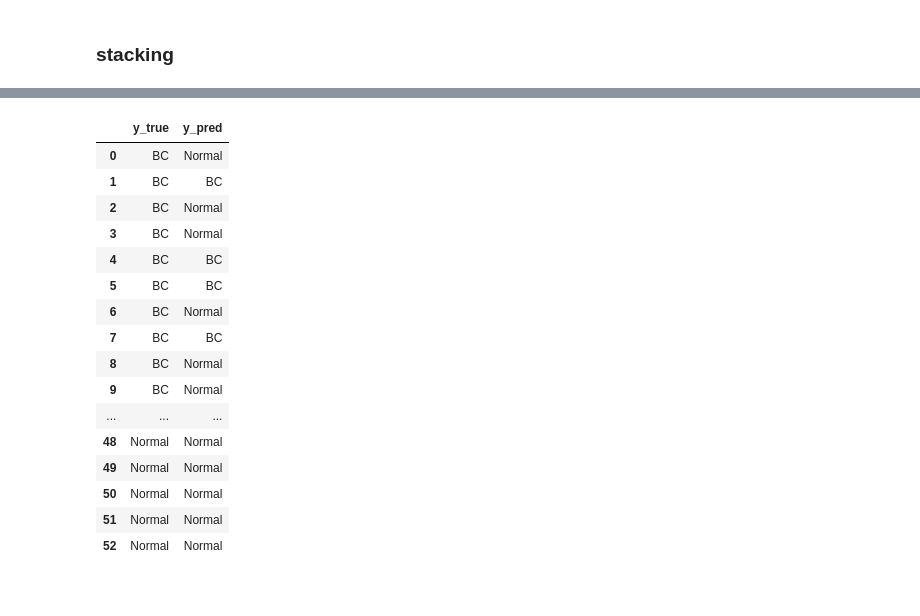
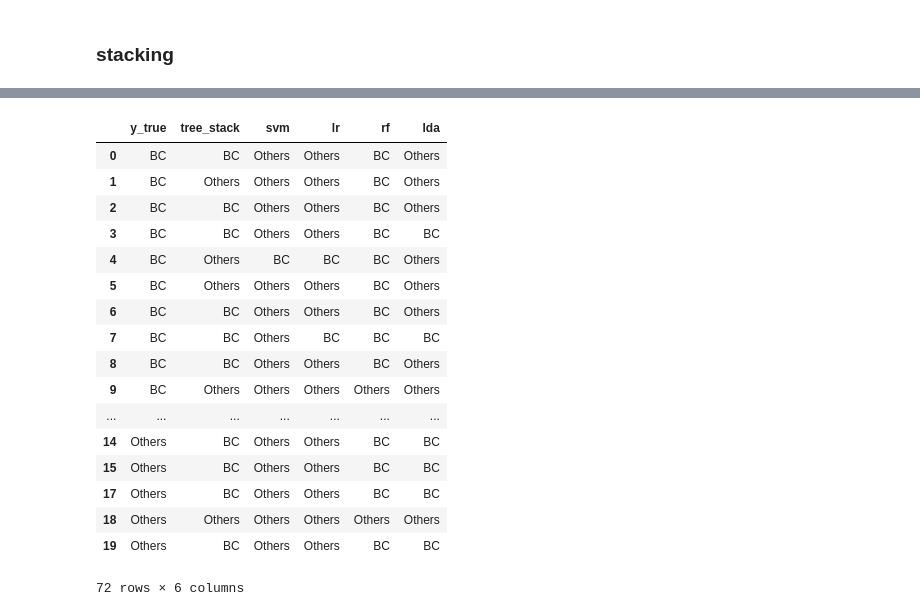
Before and after one commit to miniii222/CNV, a Jupyter notebook: binary_modeling_using_TCGA.ipynb, the cells around one changed output, grey strips where cells are left out. Saved outputs shown, nothing was run; the diff lists cells and outputs as text; code cells hidden in the pictures.

Commit message:
binary models

```diff
--- a/binary_modeling_using_TCGA.ipynb
+++ b/binary_modeling_using_TCGA.ipynb
@@ -420,0 +503,4 @@ array([[40,  0],
+# %%
+lda.fit(x_train, y_train)
+lda_pred = lda.predict(x_test)
+print(classification_report(y_test, lda_pred, target_names=['BC', 'Others']))
@@ -420,0 +523,4 @@ array([[40,  0],
+# %%
+tree.fit(x_train, y_train)
+tree_pred = tree.predict(x_test)
+print(classification_report(y_test, tree_pred, target_names=['BC', 'Others']))
@@ -483,4 +568,0 @@ svm accuracy :  0.9654683065279092
-# %%
-x_train = TCGA_BC_Norm.drop(['y','M1','M2'], axis=1)
-y_train = TCGA_BC_Norm['y']
-x_test = K15_BC_Norm.drop(['cancer','M1','M2'], axis = 1)
@@ -502,6 +568,0 @@ K15_BC_Norm['M2_cat'] = K15_BC_Norm['M2'].cat.codes
-# %%
-#final Model logistic regression using M1, M2
-x_train = TCGA_BC_Norm.drop(['y','M1','M2'], axis=1)
-y_train = TCGA_BC_Norm['y']
-x_test = K15_BC_Norm.drop(['cancer','M1','M2'], axis = 1)
-y_test = K15_BC_Norm['cancer']
@@ -525,20 +617,22 @@ array([[11, 21],
 # %%
-pd.DataFrame({'y_true' : y_test, 'y_pred' : lr1.predict(x_test)})
+pd.DataFrame({'y_true' : y_test, 'tree_stack' : tree.predict(x_test),
+            'svm' : svm1_pred, 'lr' : lr1_pred, 'rf': rf1_pred,'lda' : lda_pred})
 # %% [output]
-|  | y_true | y_pred |
-| 0 | BC | Normal |
-| 1 | BC | BC |
-| 2 | BC | Normal |
-| 3 | BC | Normal |
-| 4 | BC | BC |
-| 5 | BC | BC |
-| 6 | BC | Normal |
-| 7 | BC | BC |
-| 8 | BC | Normal |
-| 9 | BC | Normal |
-| ... | ... | ... |
-| 48 | Normal | Normal |
-| 49 | Normal | Normal |
-| 50 | Normal | Normal |
-| 51 | Normal | Normal |
-| 52 | Normal | Normal |
+|  | y_true | tree_stack | svm | lr | rf | lda |
+| 0 | BC | BC | Others | Others | BC | Others |
+| 1 | BC | Others | Others | Others | BC | Others |
+| 2 | BC | BC | Others | Others | BC | Others |
+| 3 | BC | BC | Others | Others | BC | BC |
+| 4 | BC | Others | BC | BC | BC | Others |
+| 5 | BC | Others | Others | Others | BC | Others |
+| 6 | BC | BC | Others | Others | BC | Others |
+| 7 | BC | BC | Others | BC | BC | BC |
+| 8 | BC | BC | Others | Others | BC | Others |
+| 9 | BC | Others | Others | Others | Others | Others |
+| ... | ... | ... | ... | ... | ... | ... |
+| 14 | Others | BC | Others | Others | BC | BC |
+| 15 | Others | BC | Others | Others | BC | BC |
+| 17 | Others | BC | Others | Others | BC | BC |
+| 18 | Others | Others | Others | Others | Others | Others |
+| 19 | Others | BC | Others | Others | BC | BC |
+72 rows × 6 columns
```
Also changed, not shown: parts of 71 cells of this notebook.
